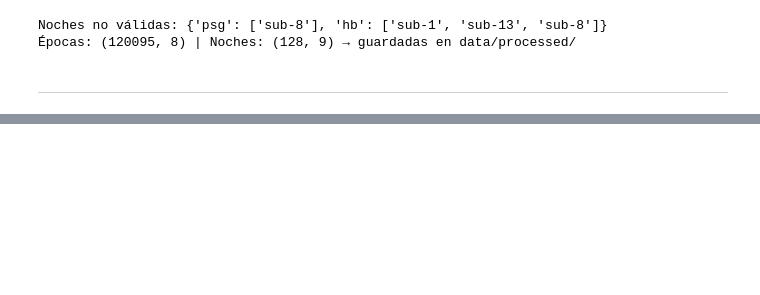
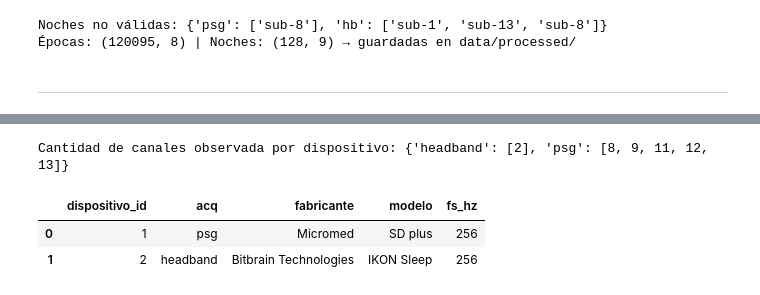
Before and after one commit to aylinavch/ITBA-Introduccion-Ingenieria-de-Datos, a Jupyter notebook: TP-Final/TP_Final.ipynb, the cells around one changed output, grey strips where cells are left out. Cells and saved outputs as stored; diff of their text form; code cells hidden in the pictures; blank space fills up the shorter version.

```diff
--- a/TP-Final/TP_Final.ipynb
+++ b/TP-Final/TP_Final.ipynb
@@ -515,0 +540,23 @@ Noches no válidas: {'psg': ['sub-8'], 'hb': ['sub-1', 'sub-13', 'sub-8']}
+# %%
+rutas_json = [f"{s}/eeg/{s}_task-Sleep_acq-{a}_eeg.json" for s in SESIONES for a in ADQUISICIONES]
+with ThreadPoolExecutor(max_workers=8) as pool:
+    metadatos = [pd.read_json(ruta, typ="series") for ruta in pool.map(descargar, rutas_json)]
+
+meta = pd.DataFrame(metadatos).assign(acq=[a for _ in SESIONES for a in ADQUISICIONES])
+# EEGChannelCount se excluye: en el PSG varía entre noches (8 a 13 canales), depende de la sesión
+canales = meta.groupby("acq")["EEGChannelCount"].unique()
+print("Cantidad de canales observada por dispositivo:", {k: sorted(map(int, v)) for k, v in canales.items()})
+COLS_DISP = ["Manufacturer", "ManufacturersModelName", "SamplingFrequency"]
+assert (meta.groupby("acq")[COLS_DISP].nunique() == 1).all().all(), "Los metadatos varían entre sesiones"
+
+dispositivo = (meta.drop_duplicates("acq")[["acq"] + COLS_DISP]
+               .rename(columns={"Manufacturer": "fabricante", "ManufacturersModelName": "modelo",
+                                "SamplingFrequency": "fs_hz"})
+               .reset_index(drop=True))
+dispositivo.insert(0, "dispositivo_id", dispositivo.index + 1)
+dispositivo
+# %% [output]
+Cantidad de canales observada por dispositivo: {'headband': [2], 'psg': [8, 9, 11, 12, 13]}
+|  | dispositivo_id | acq | fabricante | modelo | fs_hz |
+| 0 | 1 | psg | Micromed | SD plus | 256 |
+| 1 | 2 | headband | Bitbrain Technologies | IKON Sleep | 256 |
```
Also changed, not shown: parts of 18 cells of this notebook, 2 other files.
